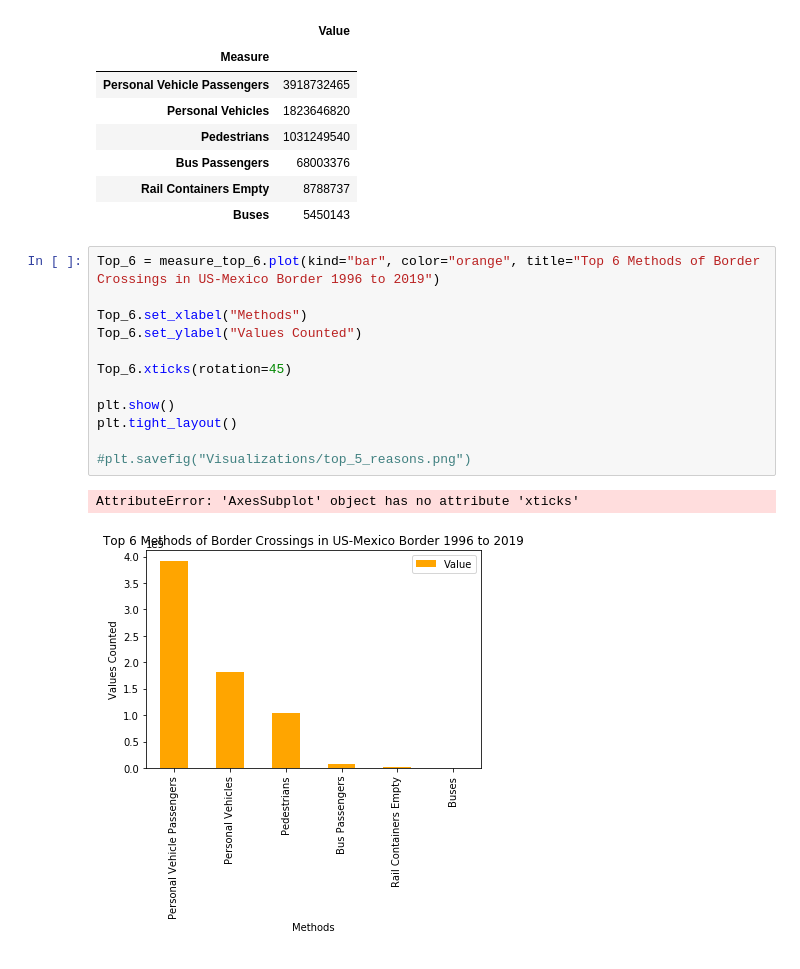
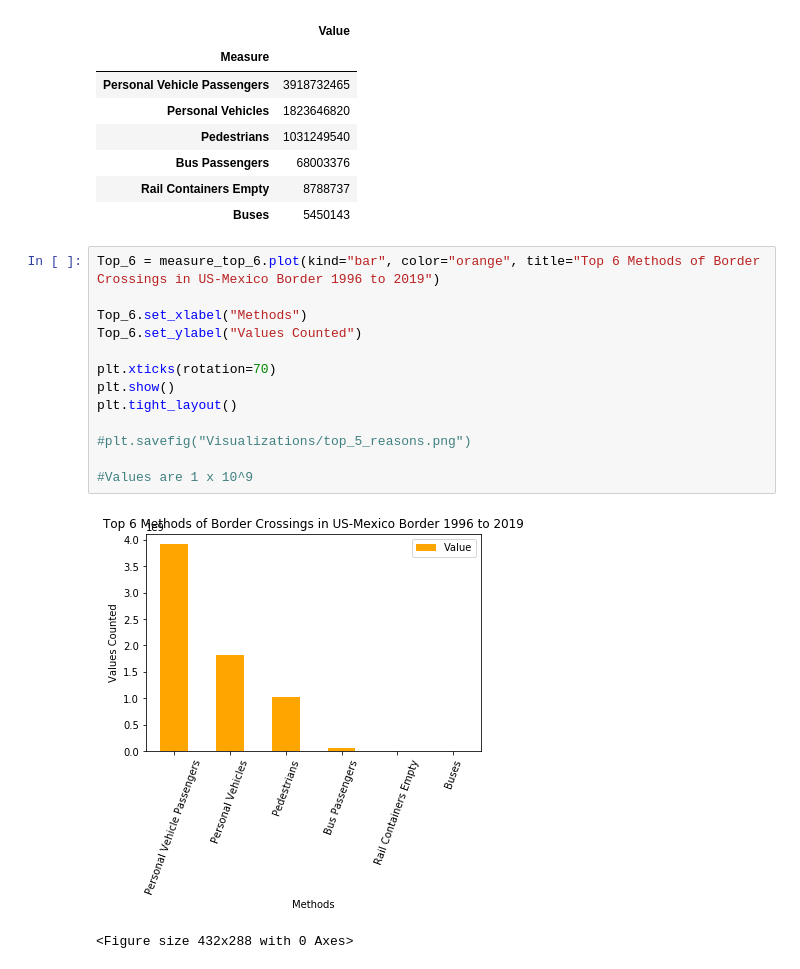
Before and after one commit to irwinmier96/Extra_Side_Projects, a Jupyter notebook: Border Crossings/us_mexico.ipynb, the cells around one changed output. Saved outputs shown, nothing was run; the diff lists cells and outputs as text.

Commit message:
visualizations added

```diff
--- a/Border Crossings/us_mexico.ipynb
+++ b/Border Crossings/us_mexico.ipynb
@@ -67,15 +67,16 @@ measure_top_6
 # %%
 Top_6 = measure_top_6.plot(kind="bar", color="orange", title="Top 6 Methods of Border Crossings in US-Mexico Border 1996 to 2019")
 
 Top_6.set_xlabel("Methods")
 Top_6.set_ylabel("Values Counted")
 
-Top_6.xticks(rotation=45)
-
+plt.xticks(rotation=70)
 plt.show()
 plt.tight_layout()
 
 #plt.savefig("Visualizations/top_5_reasons.png")
+
+#Values are 1 x 10^9
 # %% [output]
+[figure, new version]
-AttributeError: 'AxesSubplot' object has no attribute 'xticks'
+<Figure size 432x288 with 0 Axes>
-[figure, old version]
```
Also changed, not shown: parts of 2 cells of this notebook.
